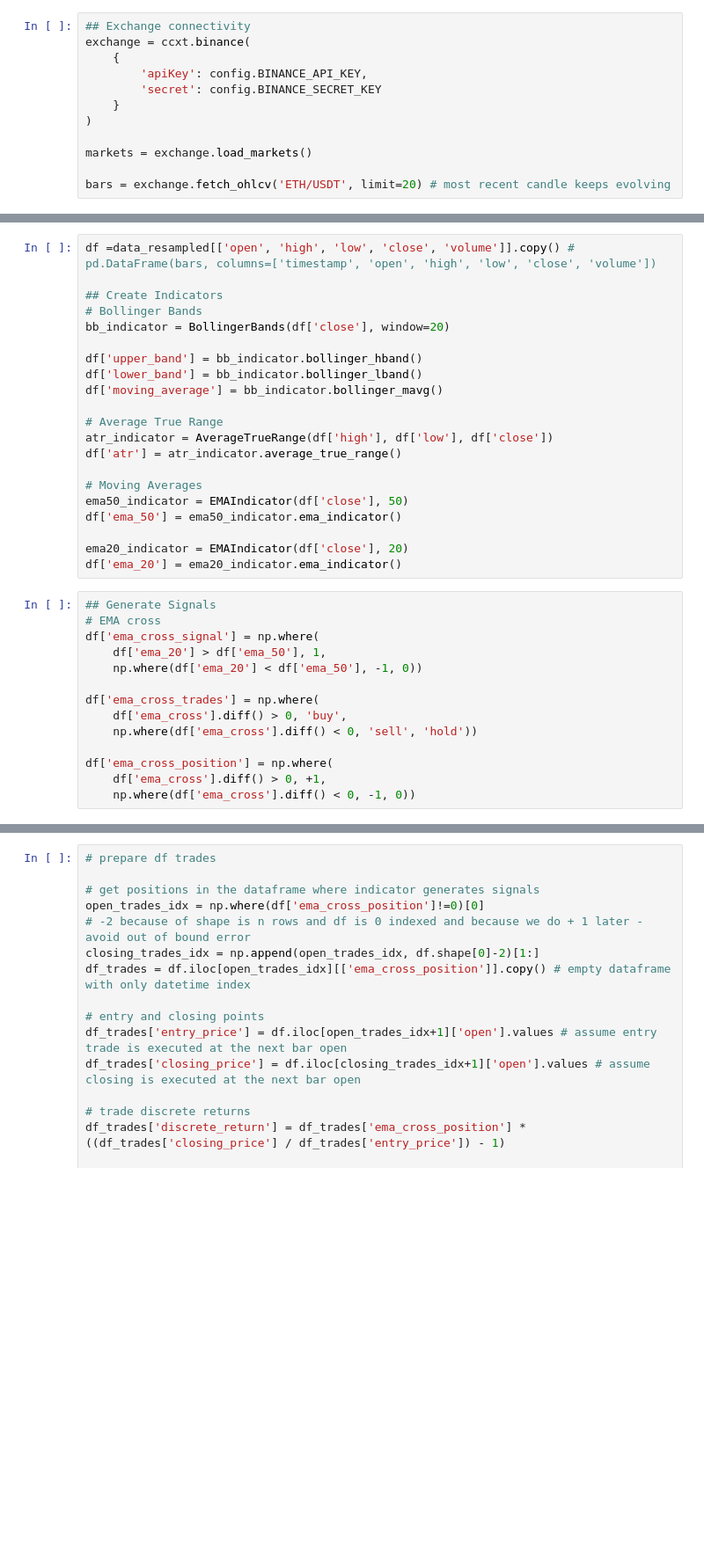
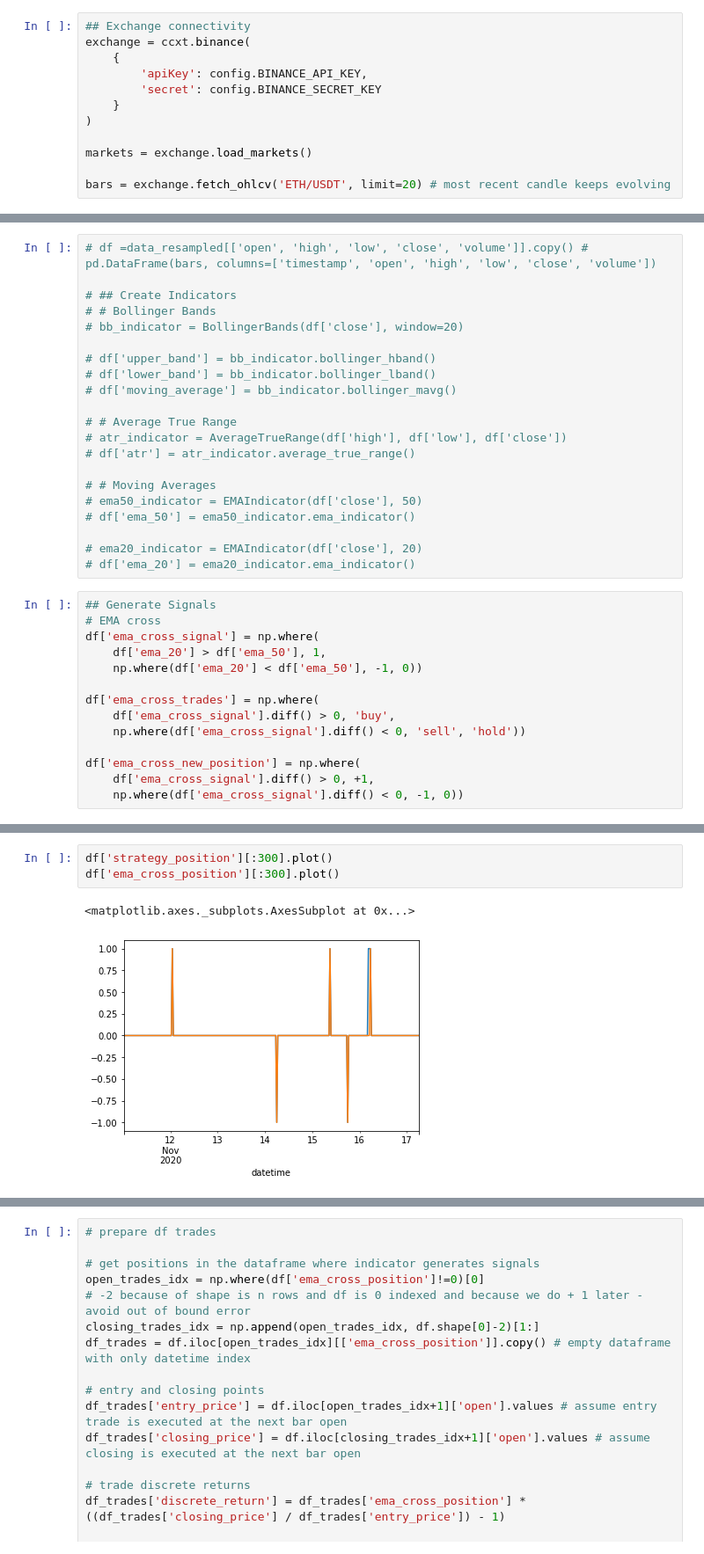
Before and after one commit to liammcknight95/RL_Trader, a Jupyter notebook: Trading.ipynb, the cells around one changed output, grey strips where cells are left out. Shown at 88% size. Drawn from its saved outputs; the diff is of its cells as text; blank space fills up the shorter version.

```diff
--- a/Trading.ipynb
+++ b/Trading.ipynb
@@ -171,24 +219,24 @@ bars = exchange.fetch_ohlcv('ETH/USDT', limit=20) # most recent candle keeps evo
 # %%
-df =data_resampled[['open', 'high', 'low', 'close', 'volume']].copy() # pd.DataFrame(bars, columns=['timestamp', 'open', 'high', 'low', 'close', 'volume'])
+# df =data_resampled[['open', 'high', 'low', 'close', 'volume']].copy() # pd.DataFrame(bars, columns=['timestamp', 'open', 'high', 'low', 'close', 'volume'])
 
-## Create Indicators
-# Bollinger Bands
-bb_indicator = BollingerBands(df['close'], window=20)
+# ## Create Indicators
+# # Bollinger Bands
+# bb_indicator = BollingerBands(df['close'], window=20)
 
-df['upper_band'] = bb_indicator.bollinger_hband()
-df['lower_band'] = bb_indicator.bollinger_lband()
-df['moving_average'] = bb_indicator.bollinger_mavg()
+# df['upper_band'] = bb_indicator.bollinger_hband()
+# df['lower_band'] = bb_indicator.bollinger_lband()
+# df['moving_average'] = bb_indicator.bollinger_mavg()
 
-# Average True Range
-atr_indicator = AverageTrueRange(df['high'], df['low'], df['close'])
-df['atr'] = atr_indicator.average_true_range()
+# # Average True Range
+# atr_indicator = AverageTrueRange(df['high'], df['low'], df['close'])
+# df['atr'] = atr_indicator.average_true_range()
 
-# Moving Averages
-ema50_indicator = EMAIndicator(df['close'], 50)
-df['ema_50'] = ema50_indicator.ema_indicator()
+# # Moving Averages
+# ema50_indicator = EMAIndicator(df['close'], 50)
+# df['ema_50'] = ema50_indicator.ema_indicator()
 
-ema20_indicator = EMAIndicator(df['close'], 20)
-df['ema_20'] = ema20_indicator.ema_indicator()
+# ema20_indicator = EMAIndicator(df['close'], 20)
+# df['ema_20'] = ema20_indicator.ema_indicator()
 # %%
 ## Generate Signals
 # EMA cross
@@ -197,12 +245,12 @@ df['ema_cross_signal'] = np.where(
     np.where(df['ema_20'] < df['ema_50'], -1, 0))
 
 df['ema_cross_trades'] = np.where(
-    df['ema_cross'].diff() > 0, 'buy',
-    np.where(df['ema_cross'].diff() < 0, 'sell', 'hold'))
+    df['ema_cross_signal'].diff() > 0, 'buy',
+    np.where(df['ema_cross_signal'].diff() < 0, 'sell', 'hold'))
 
-df['ema_cross_position'] = np.where(
-    df['ema_cross'].diff() > 0, +1,
-    np.where(df['ema_cross'].diff() < 0, -1, 0))
+df['ema_cross_new_position'] = np.where(
+    df['ema_cross_signal'].diff() > 0, +1,
+    np.where(df['ema_cross_signal'].diff() < 0, -1, 0))
 # %%
 ## Backtesting
 initial_cash = 1000
@@ -217,0 +421,6 @@ df['ema_cross_cum_performance'].plot(legend=True)
+# %%
+df['strategy_position'][:300].plot()
+df['ema_cross_position'][:300].plot()
+# %% [output]
+<matplotlib.axes._subplots.AxesSubplot at 0x...>
+[figure, added]
```
Also changed, not shown: parts of 18 cells of this notebook, 1 other file.
